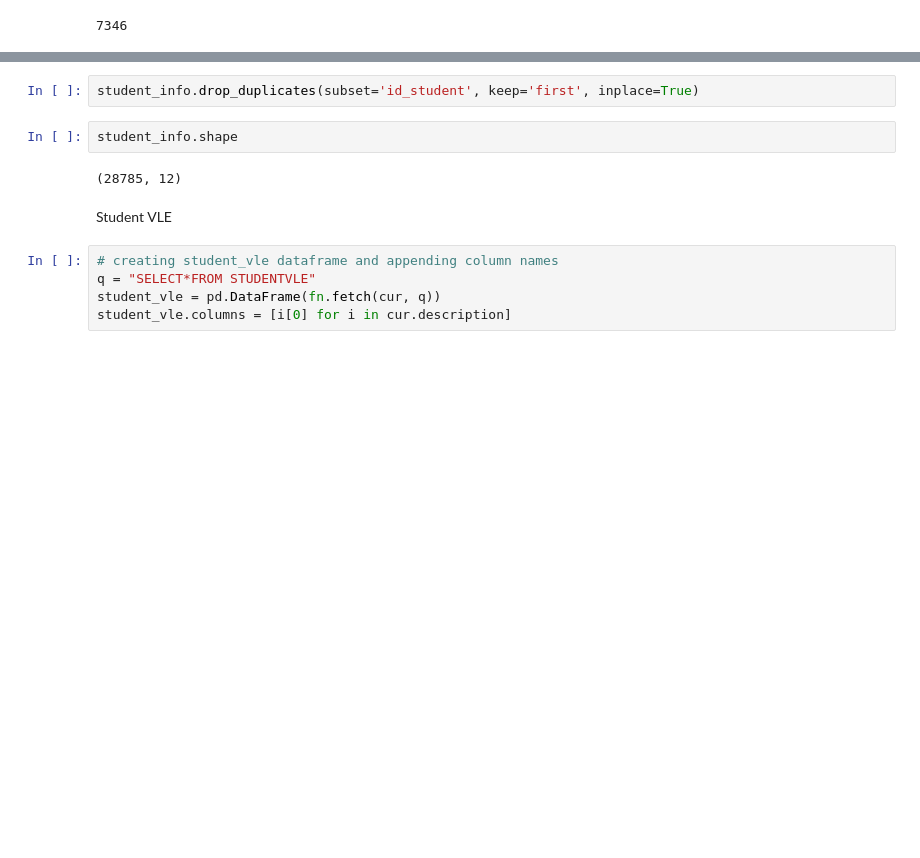
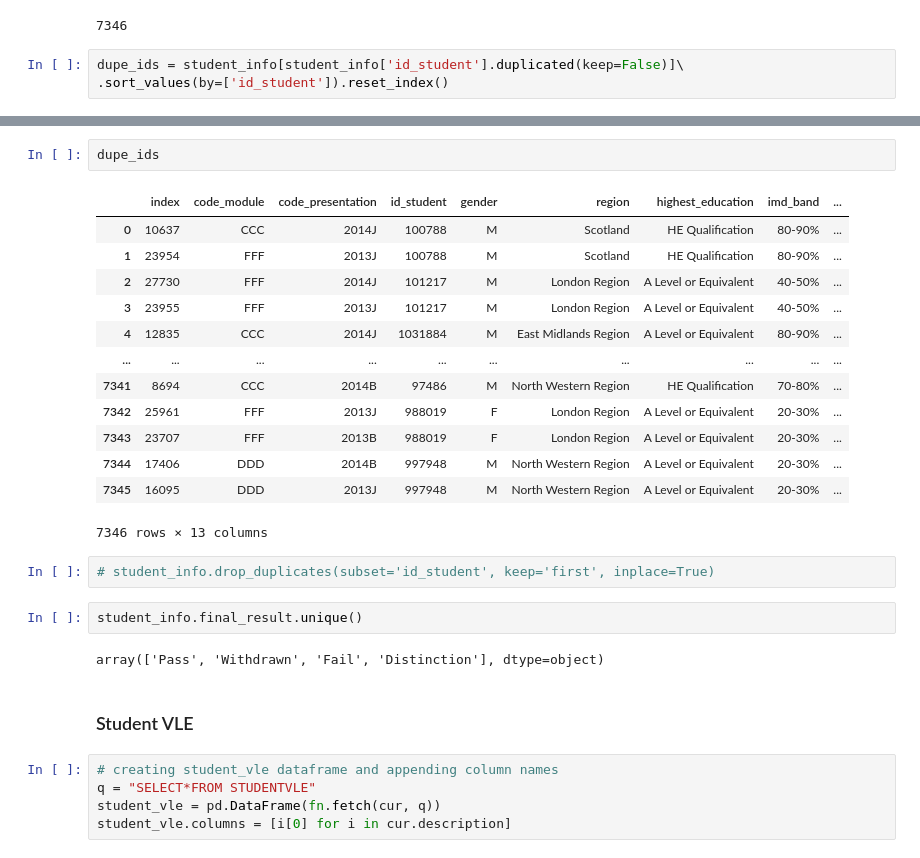
Before and after one commit to jeffreyhwatson/online_outcomes, a Jupyter notebook: notebooks/exploratory/cleaning_eda.ipynb, the cells around one changed output, grey strips where cells are left out. Cells and saved outputs as stored; diff of their text form; blank space fills up the shorter version.

```diff
--- a/notebooks/exploratory/cleaning_eda.ipynb
+++ b/notebooks/exploratory/cleaning_eda.ipynb
@@ -157,3 +200,6 @@ student_info.shape
 student_info.duplicated('id_student', keep=False).sum()
 # %% [output]
 7346
+# %%
+dupe_ids = student_info[student_info['id_student'].duplicated(keep=False)]\
+.sort_values(by=['id_student']).reset_index()
@@ -160,11 +214,27 @@ student_info.duplicated('id_student', keep=False).sum()
+# %%
+dupe_ids
+# %% [output]
+|  | index | code_module | code_presentation | id_student | gender | region | highest_education | imd_band | ... |
+| 0 | 10637 | CCC | 2014J | 100788 | M | Scotland | HE Qualification | 80-90% | ... |
+| 1 | 23954 | FFF | 2013J | 100788 | M | Scotland | HE Qualification | 80-90% | ... |
+| 2 | 27730 | FFF | 2014J | 101217 | M | London Region | A Level or Equivalent | 40-50% | ... |
+| 3 | 23955 | FFF | 2013J | 101217 | M | London Region | A Level or Equivalent | 40-50% | ... |
+| 4 | 12835 | CCC | 2014J | 1031884 | M | East Midlands Region | A Level or Equivalent | 80-90% | ... |
+| ... | ... | ... | ... | ... | ... | ... | ... | ... | ... |
+| 7341 | 8694 | CCC | 2014B | 97486 | M | North Western Region | HE Qualification | 70-80% | ... |
+| 7342 | 25961 | FFF | 2013J | 988019 | F | London Region | A Level or Equivalent | 20-30% | ... |
+| 7343 | 23707 | FFF | 2013B | 988019 | F | London Region | A Level or Equivalent | 20-30% | ... |
+| 7344 | 17406 | DDD | 2014B | 997948 | M | North Western Region | A Level or Equivalent | 20-30% | ... |
+| 7345 | 16095 | DDD | 2013J | 997948 | M | North Western Region | A Level or Equivalent | 20-30% | ... |
+7346 rows × 13 columns
 # %%
-student_info.drop_duplicates(subset='id_student', keep='first', inplace=True)
+# student_info.drop_duplicates(subset='id_student', keep='first', inplace=True)
-# %%
-student_info.shape
-# %% [output]
-(28785, 12)
+# %%
+student_info.final_result.unique()
+# %% [output]
+array(['Pass', 'Withdrawn', 'Fail', 'Distinction'], dtype=object)
 # %% [markdown]
-Student VLE
+### Student VLE
 # %%
 # creating student_vle dataframe and appending column names
 q = "SELECT*FROM STUDENTVLE"
```
Also changed, not shown: parts of 15 cells of this notebook.
